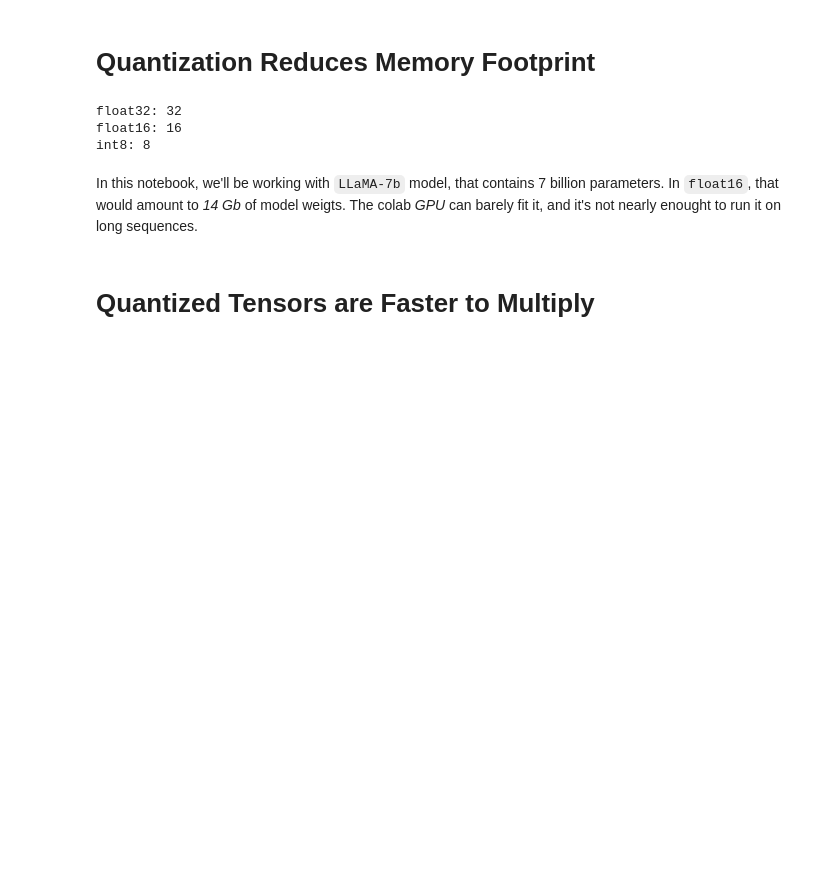
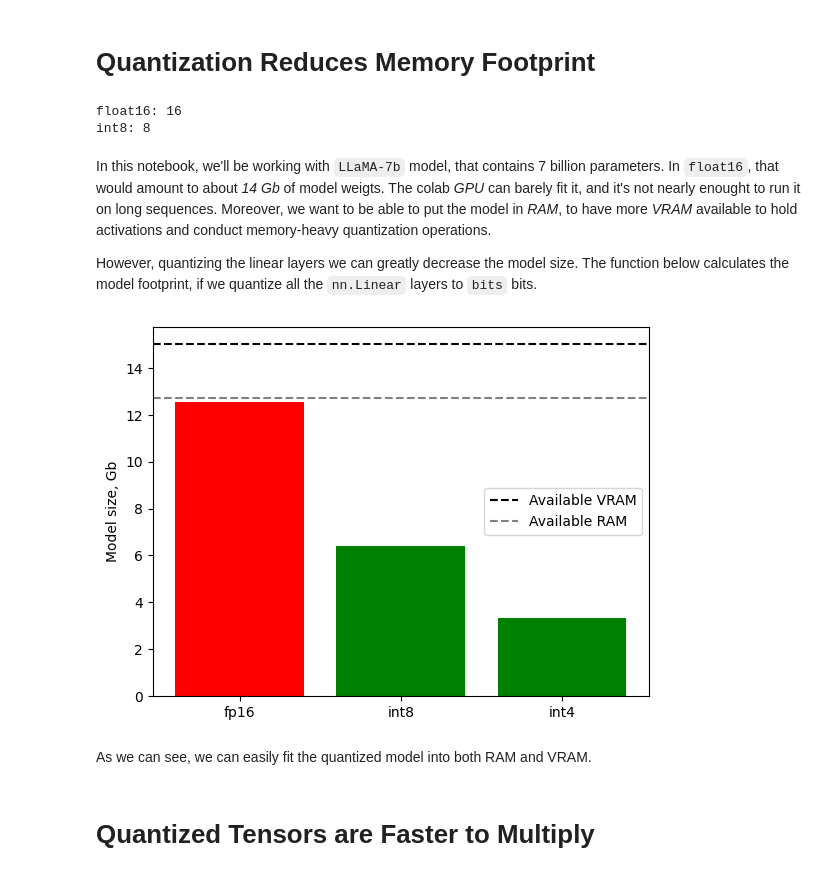
Before and after one commit to BlackSamorez/gptq, a Jupyter notebook: hw.ipynb, the cells around one changed output. Cells and saved outputs as stored; diff of their text form; code cells hidden in the pictures; blank space fills up the shorter version.

Commit message:
Plots

```diff
--- a/hw.ipynb
+++ b/hw.ipynb
@@ -37,31 +42,54 @@ def measure_bits_per_coordinate(size: int, dtype=torch.dtype):
     allocated = torch.cuda.memory_allocated() * 8
     return (allocated - baseline) / size
 
-print(f"float32: {measure_bits_per_coordinate(4096, torch.float32):.0f}")
 print(f"float16: {measure_bits_per_coordinate(4096, torch.float16):.0f}")
 print(f"int8: {measure_bits_per_coordinate(4096, torch.int8):.0f}")
 # %% [output]
-float32: 32
 float16: 16
 int8: 8
 # %% [markdown]
-In this notebook, we'll be working with `LLaMA-7b` model, that contains 7 billion parameters. In `float16`, that would amount to *14 Gb* of model weigts. The colab *GPU* can barely fit it, and it's not nearly enought to run it on long sequences.
+In this notebook, we'll be working with `LLaMA-7b` model, that contains 7 billion parameters. In `float16`, that would amount to about *14 Gb* of model weigts. The colab *GPU* can barely fit it, and it's not nearly enought to run it on long sequences. Moreover, we want to be able to put the model in *RAM*, to have more *VRAM* available to hold activations and conduct memory-heavy quantization operations.
+
+However, quantizing the linear layers we can greatly decrease the model size. The function below calculates the model footprint, if we quantize all the `nn.Linear` layers to `bits` bits.
 # %%
 LLAMA_REPO = "yahma/llama-7b-hf"
 
-with accelerate.init_empty_weights():
-    model = LlamaForCausalLM.from_config(LlamaConfig.from_pretrained(LLAMA_REPO))
 
-def measure_model_footrpint(model: nn.Module, quantized: bool):
+def measure_model_footrpint(model: nn.Module, bits: int):
     memory_footpring = 0
     if isinstance(model, nn.Linear):
-        numel = model.weight.data.numel()
-        memory_footpring = 8 * numel if quantized else 16 * numel
-    elif len(model.children()) == 0:
+        memory_footpring = bits * model.weight.data.numel()
+    elif len(list(model.children())) == 0:
+        for p in model.parameters():
+            memory_footpring += p.data.numel() * 16
+
+    for name, child in model.named_children():
+        memory_footpring += measure_model_footrpint(child, bits)
+
+    return memory_footpring
 
 
-    for name, child in model.named_children():
-        memory_footpring += measure_model_footrpint(child, quantized)
+with accelerate.init_empty_weights():
+    model = LlamaForCausalLM(LlamaConfig.from_pretrained(LLAMA_REPO))
+
+llama_size_fp16_gb = measure_model_footrpint(model, 16) * 2 ** (-33)
+llama_size_int8_gb = measure_model_footrpint(model, 8) * 2 ** (-33)
+llama_size_int4_gb = measure_model_footrpint(model, 4) * 2 ** (-33)
+# %%
+dtypes = ['fp16', 'int8', 'int4']
+sizes = [llama_size_fp16_gb, llama_size_int8_gb, llama_size_int4_gb]
+bar_colors = ['red', 'green', 'green']
+
+plt.bar(dtypes, sizes, color=bar_colors)
+plt.ylabel("Model size, Gb")
+plt.axhline(15.0, linestyle="--", color="black", label="Available VRAM")
+plt.axhline(12.7, linestyle="--", color="gray", label="Available RAM")
+plt.legend()
+plt.show()
+# %% [output]
+[figure, added]
+# %% [markdown]
+As we can see, we can easily fit the quantized model into both RAM and VRAM.
 # %% [markdown]
 # Quantized Tensors are Faster to Multiply
 # %%
```
Also changed, not shown: parts of 24 cells of this notebook.
